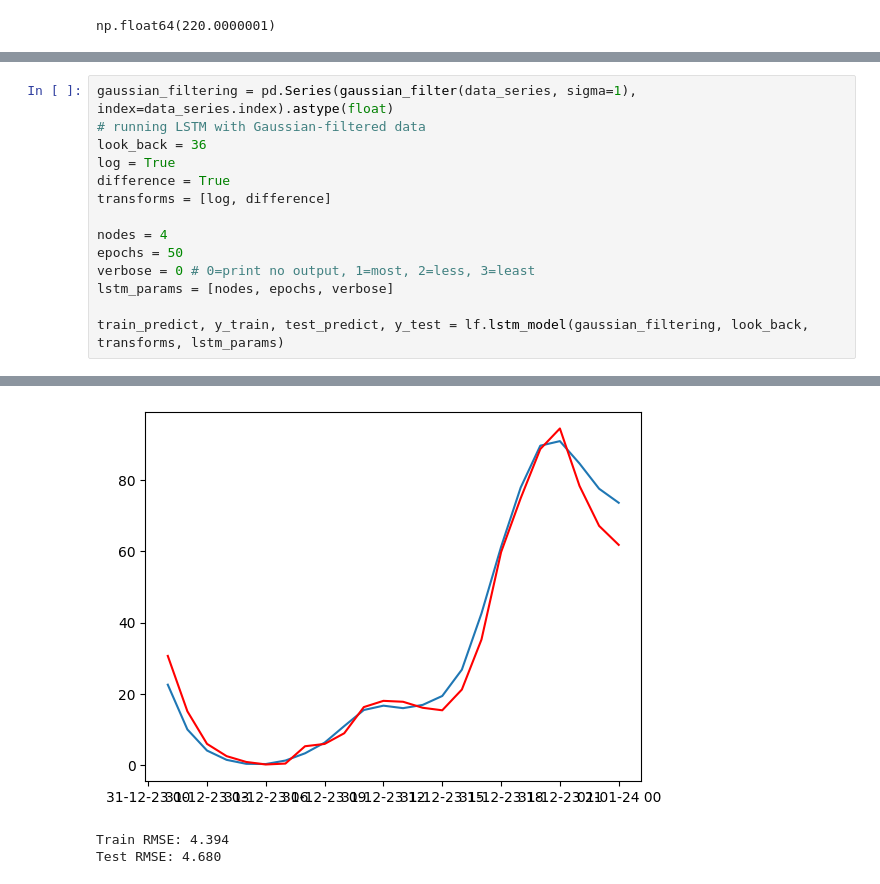
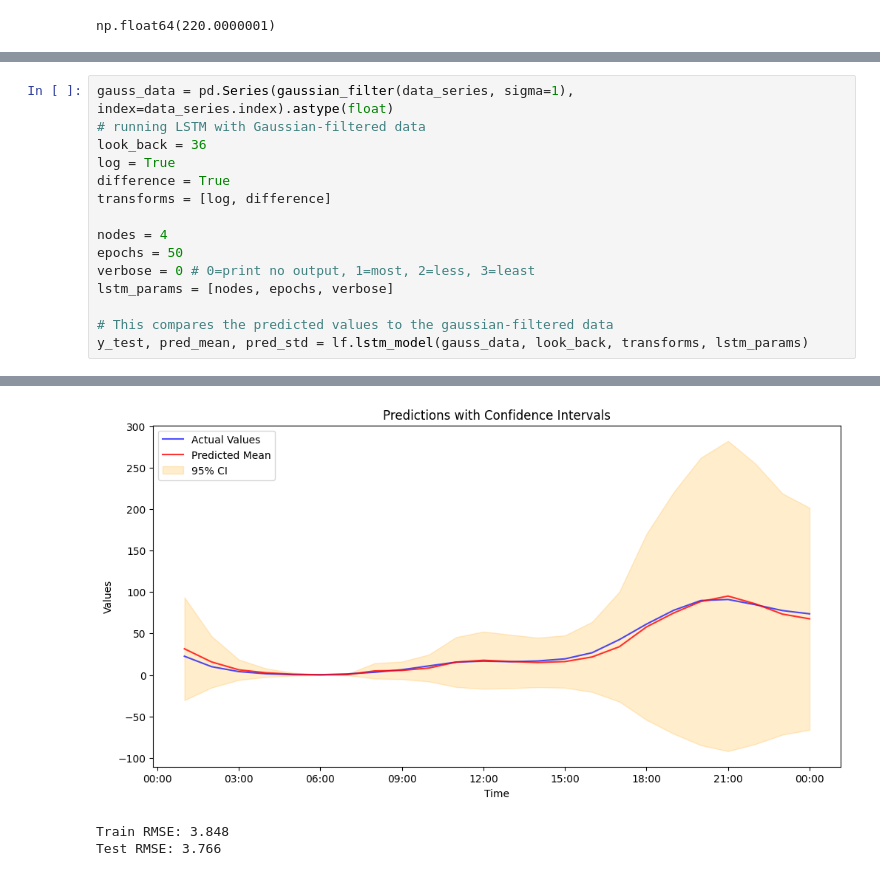
Before and after one commit to storralbod/deeplearning, a Jupyter notebook: test.ipynb, the cells around one changed output, grey strips where cells are left out. Saved outputs shown, nothing was run; the diff lists cells and outputs as text.

```diff
--- a/test.ipynb
+++ b/test.ipynb
@@ -56,5 +57,5 @@ Test RMSE: 30.063
 # %%
-gaussian_filtering = pd.Series(gaussian_filter(data_series, sigma=1), index=data_series.index).astype(float)
+gauss_data = pd.Series(gaussian_filter(data_series, sigma=1), index=data_series.index).astype(float)
 # running LSTM with Gaussian-filtered data
 look_back = 36
 log = True
@@ -66,5 +67,6 @@ epochs = 50
 verbose = 0 # 0=print no output, 1=most, 2=less, 3=least
 lstm_params = [nodes, epochs, verbose]
 
-train_predict, y_train, test_predict, y_test = lf.lstm_model(gaussian_filtering, look_back, transforms, lstm_params)
+# This compares the predicted values to the gaussian-filtered data
+y_test, pred_mean, pred_std = lf.lstm_model(gauss_data, look_back, transforms, lstm_params)
 # %% [output]
@@ -73,3 +75,3 @@ train_predict, y_train, test_predict, y_test = lf.lstm_model(gaussian_filtering,
-[figure, old version]
+[figure, new version]
-Train RMSE: 4.394
-Test RMSE: 4.680
+Train RMSE: 3.848
+Test RMSE: 3.766
```
Also changed, not shown: parts of 4 cells of this notebook, 1 other file.
